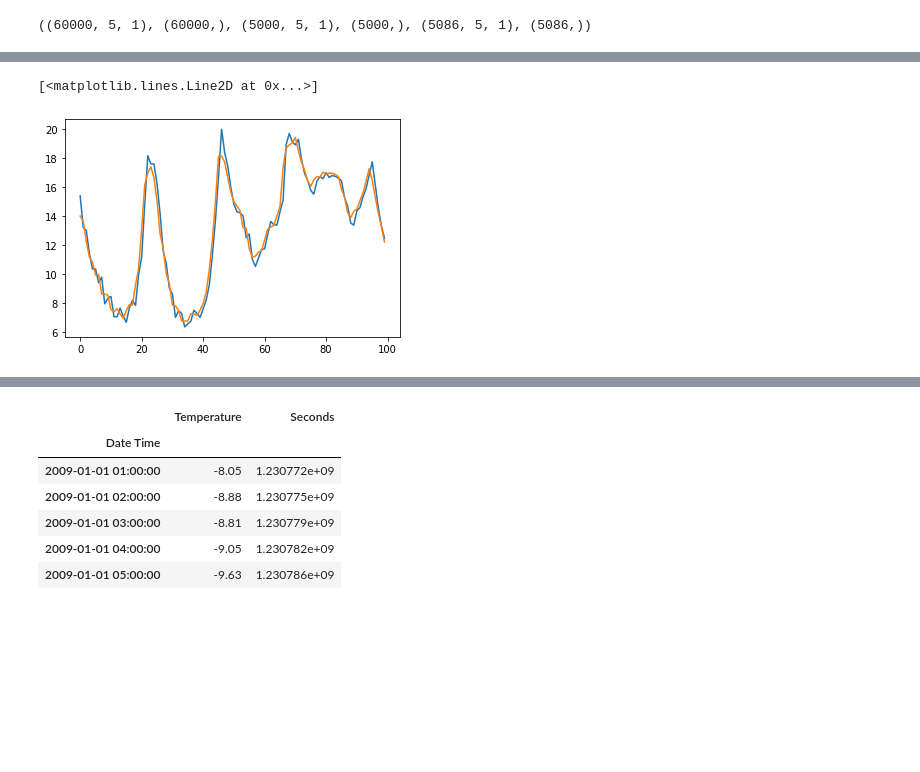
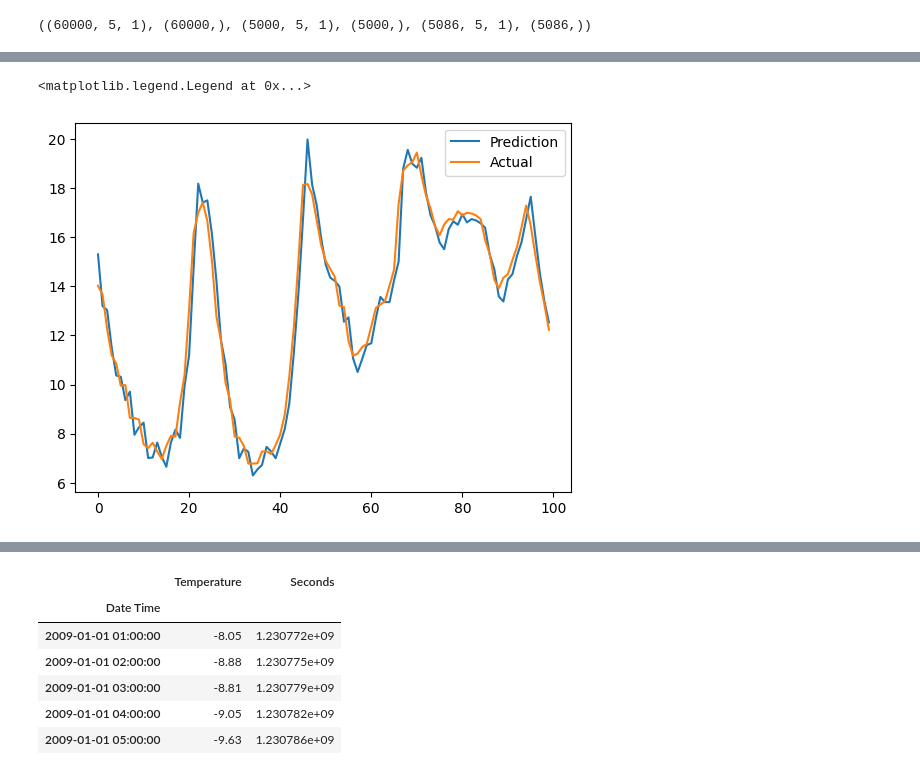
Before and after one commit to gregorywmorris/guided_projects, a Jupyter notebook: time_series/Greg_Hogg/LSTM_Time_Series_Forecasting_Tutorial_in_Python.ipynb, the cells around one changed output, grey strips where cells are left out. Saved outputs shown, nothing was run; the diff lists cells and outputs as text; code cells hidden in the pictures; blank space fills up the shorter version.

```diff
--- a/time_series/Greg_Hogg/LSTM_Time_Series_Forecasting_Tutorial_in_Python.ipynb
+++ b/time_series/Greg_Hogg/LSTM_Time_Series_Forecasting_Tutorial_in_Python.ipynb
@@ -204,9 +221,10 @@ val_results
 # %%
 plt.plot(val_results['Val Predictions'][:100])
 plt.plot(val_results['Actuals'][:100])
+plt.legend(['Prediction','Actual'])
 # %% [output]
-[<matplotlib.lines.Line2D at 0x...>]
+<matplotlib.legend.Legend at 0x...>
-[figure, old version]
+[figure, new version]
 # %%
 test_predictions = model1.predict(X_test1).flatten()
 test_results = pd.DataFrame(data={'Test Predictions':test_predictions, 'Actuals':y_test1})
```
Also changed, not shown: parts of 21 cells of this notebook.
